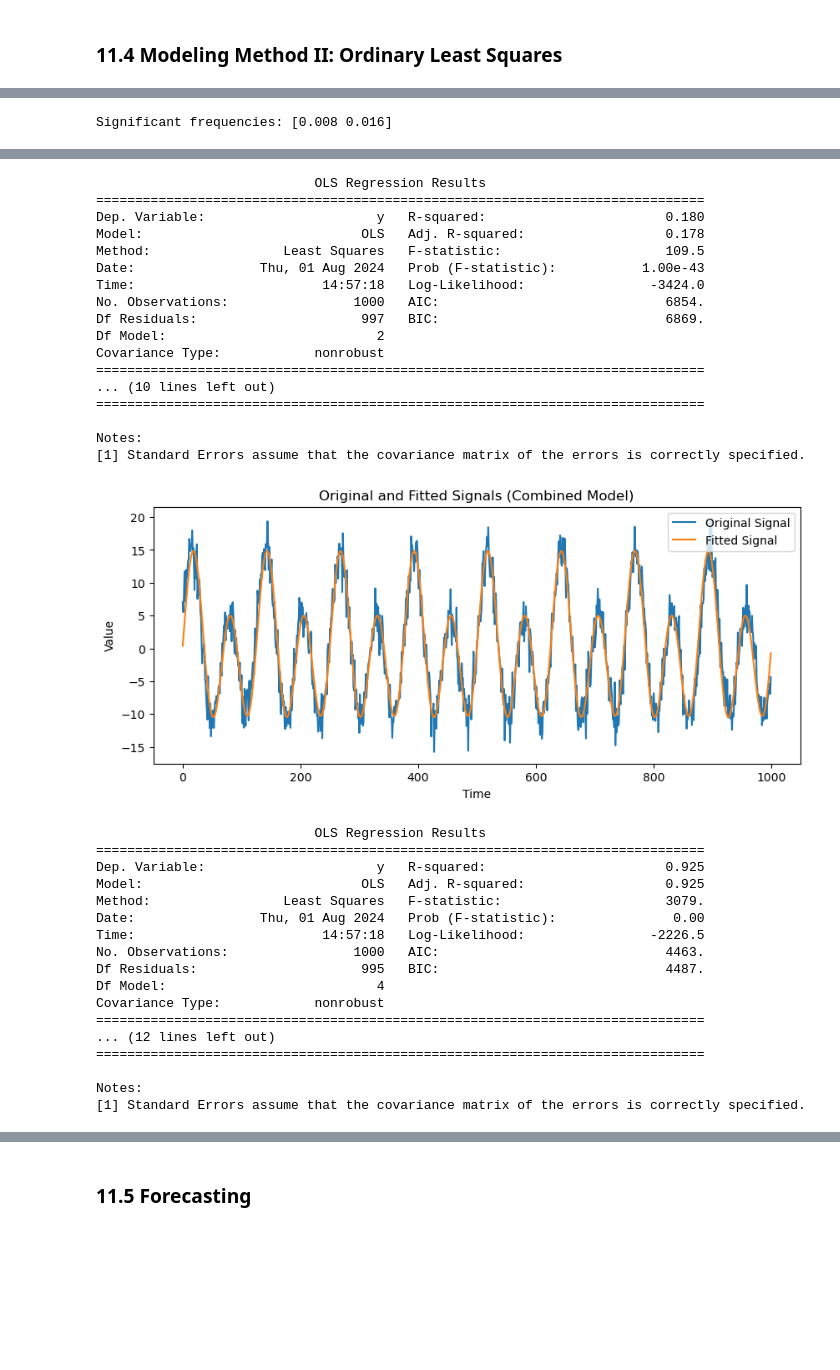
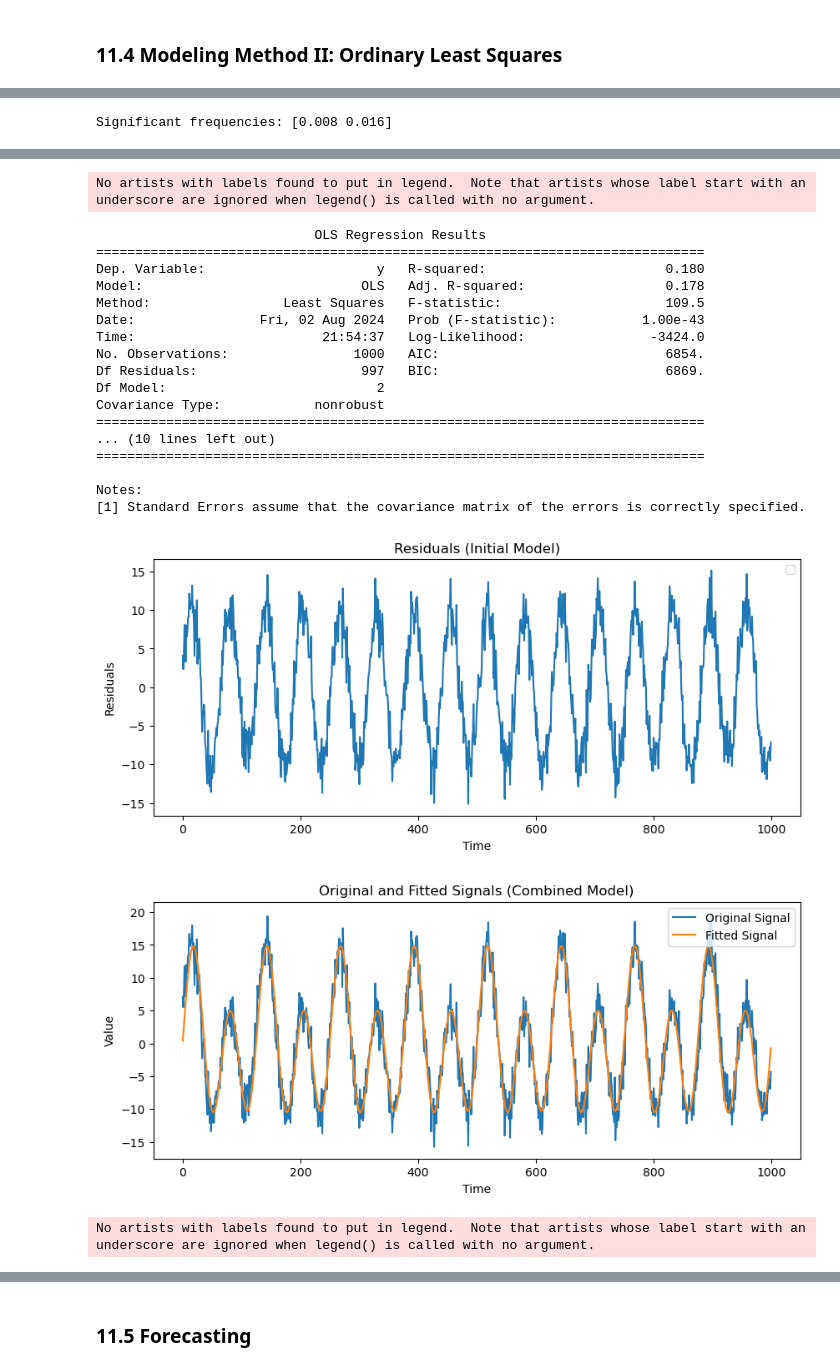
Before and after one commit to yuhan01/Introduction-to-Time-Series-Analysis-Python-Notes, a Jupyter notebook: Sec 10 & 11.ipynb, the cells around one changed output, grey strips where cells are left out. Cells and saved outputs as stored; diff of their text form; code cells hidden in the pictures; blank space fills up the shorter version.

```diff
--- a/Sec 10 & 11.ipynb
+++ b/Sec 10 & 11.ipynb
@@ -327,6 +327,13 @@ print(model_initial.summary())
 
 # Check residuals of the initial model
 residuals_initial = simulated_data - fitted_signal_initial
+plt.figure(figsize=(10, 4))
+plt.plot(t, residuals_initial)
+plt.title('Residuals (Initial Model)')
+plt.xlabel('Time')
+plt.ylabel('Residuals')
+plt.legend()
+plt.show()
 
 # Perform Fourier Transform on residuals
 fft_result_residuals = fft(residuals_initial)
@@ -335,65 +342,62 @@ positive_fft_result_residuals = np.abs(fft_result_residuals[:len(residuals_initi
 # Identify any additional significant frequencies in the residuals
 additional_indices = np.argsort(positive_fft_result_residuals)[-1:]  # Choose one more frequency
 additional_freqs = positive_frequencies[additional_indices]
 
 # Combine the initial and additional significant frequencies
 combined_freqs = np.concatenate((initial_freqs, additional_freqs))
 
 # Create the design matrix with all significant frequencies
 X_combined = create_design_matrix(t, combined_freqs)
 model_combined = sm.OLS(simulated_data, X_combined).fit()
 
 # Generate the fitted signal
 fitted_signal_combined = model_combined.predict(X_combined)
 
+
 # Plot the original and fitted signals
 plt.figure(figsize=(10, 4))
 plt.plot(t, simulated_data, label='Original Signal')
 plt.plot(t, fitted_signal_combined, label='Fitted Signal')
 plt.title('Original and Fitted Signals (Combined Model)')
 plt.xlabel('Time')
 plt.ylabel('Value')
 plt.legend()
 plt.show()
 
+# Check residuals of the initial model
+residuals_combined = simulated_data - fitted_signal_combined
+plt.figure(figsize=(10, 4))
+plt.plot(t, residuals_combined)
+plt.title('Residuals (Combined Model)')
+plt.xlabel('Time')
+plt.ylabel('Residuals')
+plt.legend()
+plt.show()
+
 # Display the combined model summary
 print(model_combined.summary())
 # %% [output]
 [figure]
 Significant frequencies: [0.008 0.016]
 [figure]
-                            OLS Regression Results
-==============================================================================
-Dep. Variable:                      y   R-squared:                       0.180
-Model:                            OLS   Adj. R-squared:                  0.178
-Method:                 Least Squares   F-statistic:                     109.5
-Date:                Thu, 01 Aug 2024   Prob (F-statistic):           1.00e-43
-Time:                        14:57:18   Log-Likelihood:                -3424.0
-No. Observations:                1000   AIC:                             6854.
-Df Residuals:                     997   BIC:                             6869.
-Df Model:                           2
-Covariance Type:            nonrobust
-==============================================================================
-... (10 lines left out)
-==============================================================================
-
-Notes:
-[1] Standard Errors assume that the covariance matrix of the errors is correctly specified.
+No artists with labels found to put in legend.  Note that artists whose label start with an underscore are ignored when legend() is called with no argument.
+                            OLS Regression Results
+==============================================================================
+Dep. Variable:                      y   R-squared:                       0.180
+Model:                            OLS   Adj. R-squared:                  0.178
+Method:                 Least Squares   F-statistic:                     109.5
+Date:                Fri, 02 Aug 2024   Prob (F-statistic):           1.00e-43
+Time:                        21:54:37   Log-Likelihood:                -3424.0
+No. Observations:                1000   AIC:                             6854.
+Df Residuals:                     997   BIC:                             6869.
+Df Model:                           2
+Covariance Type:            nonrobust
+==============================================================================
+... (10 lines left out)
+==============================================================================
+
+Notes:
+[1] Standard Errors assume that the covariance matrix of the errors is correctly specified.
-[figure, old version]
+[figure, new version]
-                            OLS Regression Results
-==============================================================================
-Dep. Variable:                      y   R-squared:                       0.925
-Model:                            OLS   Adj. R-squared:                  0.925
-Method:                 Least Squares   F-statistic:                     3079.
-Date:                Thu, 01 Aug 2024   Prob (F-statistic):               0.00
-Time:                        14:57:18   Log-Likelihood:                -2226.5
-No. Observations:                1000   AIC:                             4463.
-Df Residuals:                     995   BIC:                             4487.
-Df Model:                           4
-Covariance Type:            nonrobust
-==============================================================================
-... (12 lines left out)
-==============================================================================
-
-Notes:
-[1] Standard Errors assume that the covariance matrix of the errors is correctly specified.
+[figure, added]
+No artists with labels found to put in legend.  Note that artists whose label start with an underscore are ignored when legend() is called with no argument.
```
Also changed, not shown: parts of 1 cell of this notebook.
